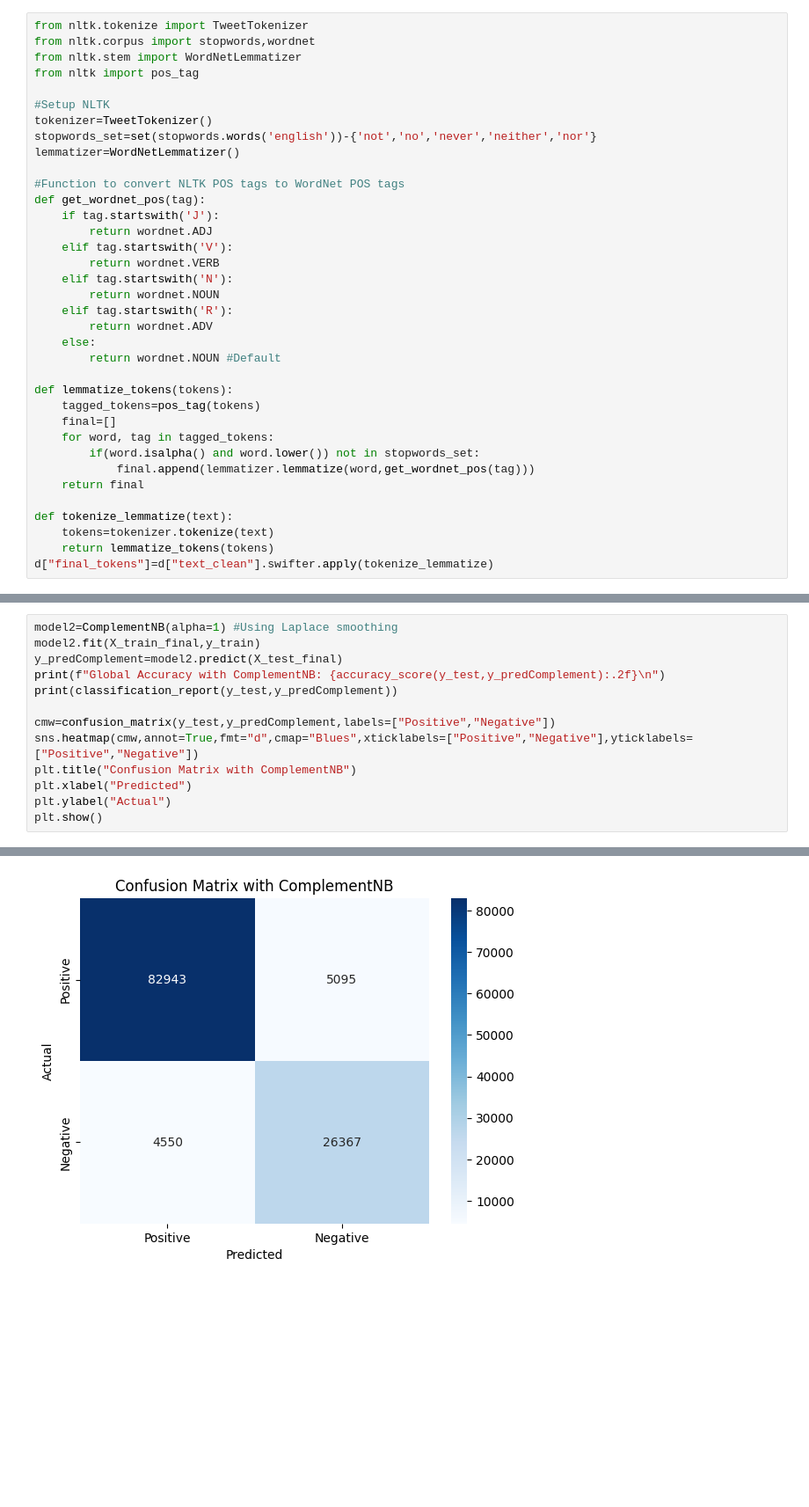
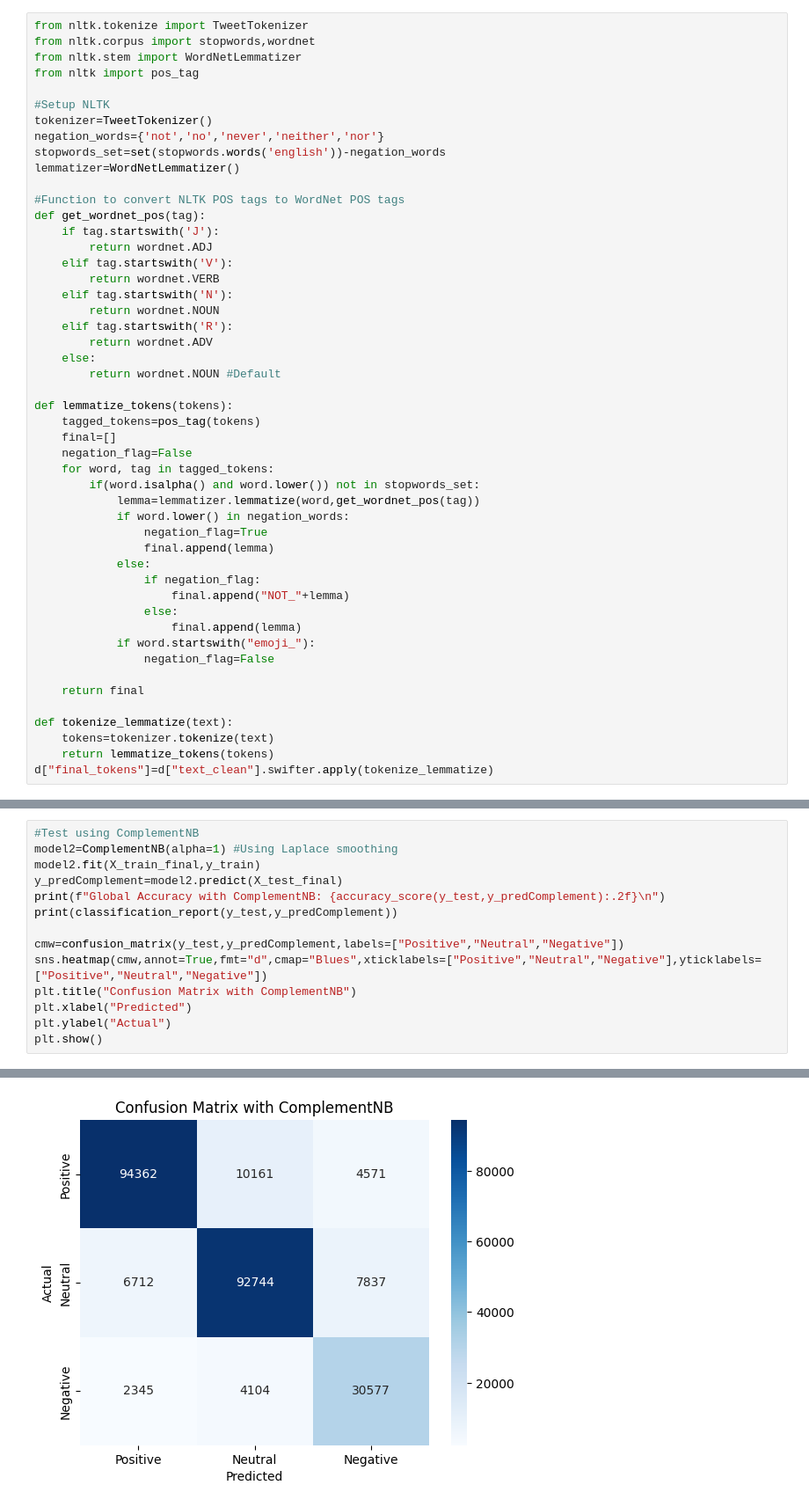
Before and after one commit to samMM-cs/nlp, a Jupyter notebook: tweet_sentiment_analysis.ipynb, the cells around one changed output, grey strips where cells are left out. Shown at 88% size. Saved outputs shown, nothing was run; the diff lists cells and outputs as text; blank space fills up the shorter version.

```diff
--- a/tweet_sentiment_analysis.ipynb
+++ b/tweet_sentiment_analysis.ipynb
@@ -69,7 +93,8 @@ from nltk import pos_tag
 
 #Setup NLTK
 tokenizer=TweetTokenizer()
-stopwords_set=set(stopwords.words('english'))-{'not','no','never','neither','nor'}
+negation_words={'not','no','never','neither','nor'}
+stopwords_set=set(stopwords.words('english'))-negation_words
 lemmatizer=WordNetLemmatizer()
 
 #Function to convert NLTK POS tags to WordNet POS tags
@@ -88,9 +113,21 @@ def get_wordnet_pos(tag):
 def lemmatize_tokens(tokens):
     tagged_tokens=pos_tag(tokens)
     final=[]
+    negation_flag=False
     for word, tag in tagged_tokens:
         if(word.isalpha() and word.lower()) not in stopwords_set:
-            final.append(lemmatizer.lemmatize(word,get_wordnet_pos(tag)))
+            lemma=lemmatizer.lemmatize(word,get_wordnet_pos(tag))
+            if word.lower() in negation_words:
+                negation_flag=True
+                final.append(lemma)
+            else:
+                if negation_flag:
+                    final.append("NOT_"+lemma)
+                else:
+                    final.append(lemma)
+            if word.startswith("emoji_"):
+                negation_flag=False
+
     return final
 
 def tokenize_lemmatize(text):
@@ -177,12 +275,13 @@ plt.show()
 # %%
+#Test using ComplementNB
 model2=ComplementNB(alpha=1) #Using Laplace smoothing
 model2.fit(X_train_final,y_train)
 y_predComplement=model2.predict(X_test_final)
 print(f"Global Accuracy with ComplementNB: {accuracy_score(y_test,y_predComplement):.2f}\n")
 print(classification_report(y_test,y_predComplement))
 
-cmw=confusion_matrix(y_test,y_predComplement,labels=["Positive","Negative"])
-sns.heatmap(cmw,annot=True,fmt="d",cmap="Blues",xticklabels=["Positive","Negative"],yticklabels=["Positive","Negative"])
+cmw=confusion_matrix(y_test,y_predComplement,labels=["Positive","Neutral","Negative"])
+sns.heatmap(cmw,annot=True,fmt="d",cmap="Blues",xticklabels=["Positive","Neutral","Negative"],yticklabels=["Positive","Neutral","Negative"])
 plt.title("Confusion Matrix with ComplementNB")
 plt.xlabel("Predicted")
 plt.ylabel("Actual")
@@ -201 +301 @@ weighted avg       0.92      0.92      0.92    118955
-[figure, old version]
+[figure, new version]
```
Also changed, not shown: parts of 8 cells of this notebook, 1 other file.
